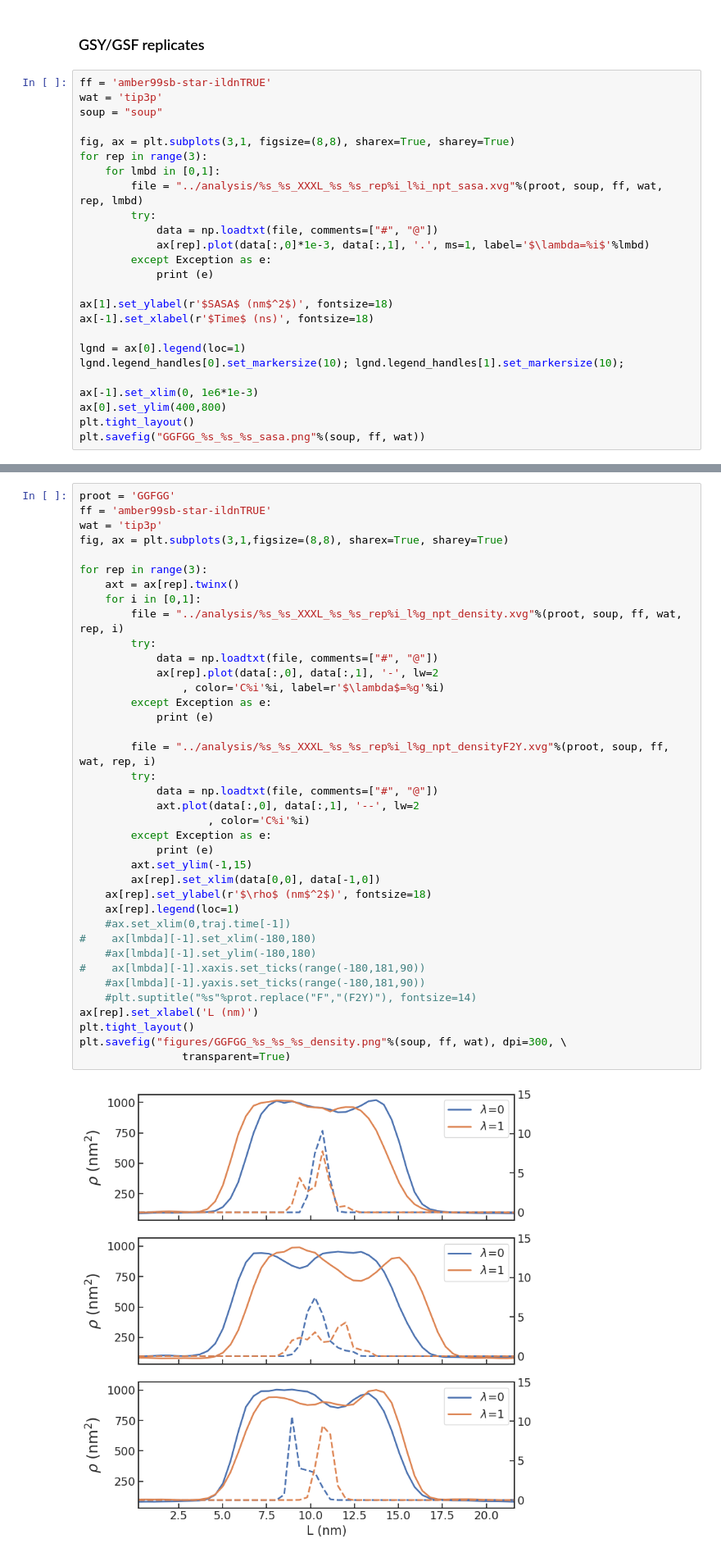
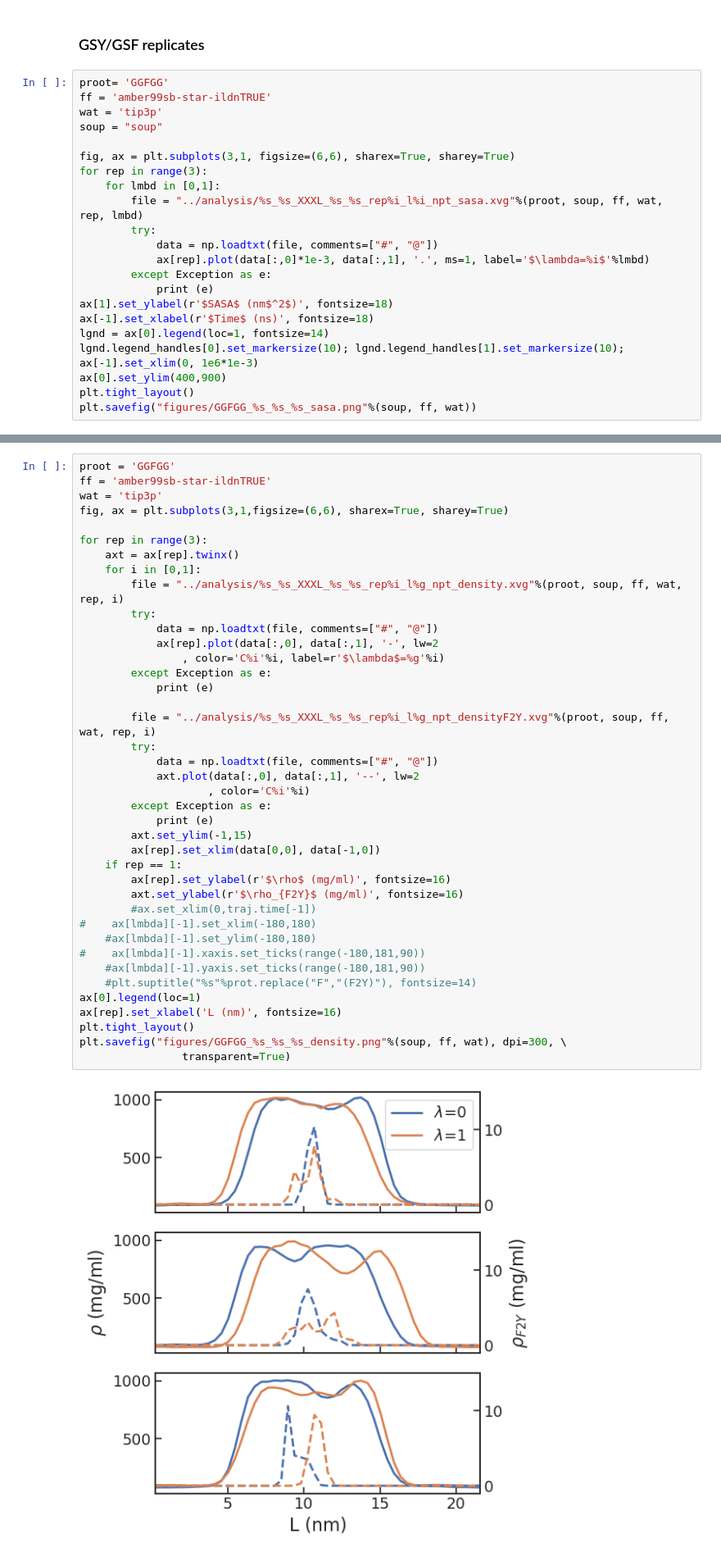
Before and after one commit to BioKT/Stickers, a Jupyter notebook: PHETYR/analysis_dense_revision.ipynb, the cells around one changed output, grey strips where cells are left out. Shown at 82% size. Saved outputs shown, nothing was run; the diff lists cells and outputs as text.

```diff
--- a/PHETYR/analysis_dense_revision.ipynb
+++ b/PHETYR/analysis_dense_revision.ipynb
@@ -16,11 +14,12 @@ import mdtraj as md
 # %% [markdown]
 ### GSY/GSF replicates
 # %%
+proot= 'GGFGG'
 ff = 'amber99sb-star-ildnTRUE'
 wat = 'tip3p'
 soup = "soup"
 
-fig, ax = plt.subplots(3,1, figsize=(8,8), sharex=True, sharey=True)
+fig, ax = plt.subplots(3,1, figsize=(6,6), sharex=True, sharey=True)
 for rep in range(3):
     for lmbd in [0,1]:
         file = "../analysis/%s_%s_XXXL_%s_%s_rep%i_l%i_npt_sasa.xvg"%(proot, soup, ff, wat, rep, lmbd)
@@ -29,15 +28,12 @@ for rep in range(3):
             ax[rep].plot(data[:,0]*1e-3, data[:,1], '.', ms=1, label='$\lambda=%i$'%lmbd)
         except Exception as e:
             print (e)
-
 ax[1].set_ylabel(r'$SASA$ (nm$^2$)', fontsize=18)
 ax[-1].set_xlabel(r'$Time$ (ns)', fontsize=18)
-
-lgnd = ax[0].legend(loc=1)
+lgnd = ax[0].legend(loc=1, fontsize=14)
 lgnd.legend_handles[0].set_markersize(10); lgnd.legend_handles[1].set_markersize(10);
-
 ax[-1].set_xlim(0, 1e6*1e-3)
-ax[0].set_ylim(400,800)
+ax[0].set_ylim(400,900)
 plt.tight_layout()
-plt.savefig("GGFGG_%s_%s_%s_sasa.png"%(soup, ff, wat))
+plt.savefig("figures/GGFGG_%s_%s_%s_sasa.png"%(soup, ff, wat))
 # %% [output]
@@ -46,42 +42,44 @@ plt.savefig("GGFGG_%s_%s_%s_sasa.png"%(soup, ff, wat))
 proot = 'GGFGG'
 ff = 'amber99sb-star-ildnTRUE'
 wat = 'tip3p'
-fig, ax = plt.subplots(3,1,figsize=(8,8), sharex=True, sharey=True)
+fig, ax = plt.subplots(3,1,figsize=(6,6), sharex=True, sharey=True)
 
 for rep in range(3):
     axt = ax[rep].twinx()
     for i in [0,1]:
         file = "../analysis/%s_%s_XXXL_%s_%s_rep%i_l%g_npt_density.xvg"%(proot, soup, ff, wat, rep, i)
         try:
             data = np.loadtxt(file, comments=["#", "@"])
             ax[rep].plot(data[:,0], data[:,1], '-', lw=2
                 , color='C%i'%i, label=r'$\lambda$=%g'%i)
         except Exception as e:
             print (e)
 
         file = "../analysis/%s_%s_XXXL_%s_%s_rep%i_l%g_npt_densityF2Y.xvg"%(proot, soup, ff, wat, rep, i)
         try:
             data = np.loadtxt(file, comments=["#", "@"])
             axt.plot(data[:,0], data[:,1], '--', lw=2
                     , color='C%i'%i)
         except Exception as e:
             print (e)
         axt.set_ylim(-1,15)
         ax[rep].set_xlim(data[0,0], data[-1,0])
-    ax[rep].set_ylabel(r'$\rho$ (nm$^2$)', fontsize=18)
-    ax[rep].legend(loc=1)
-    #ax.set_xlim(0,traj.time[-1])
+    if rep == 1:
+        ax[rep].set_ylabel(r'$\rho$ (mg/ml)', fontsize=16)
+        axt.set_ylabel(r'$\rho_{F2Y}$ (mg/ml)', fontsize=16)
+        #ax.set_xlim(0,traj.time[-1])
 #    ax[lmbda][-1].set_xlim(-180,180)
     #ax[lmbda][-1].set_ylim(-180,180)
 #    ax[lmbda][-1].xaxis.set_ticks(range(-180,181,90))
     #ax[lmbda][-1].yaxis.set_ticks(range(-180,181,90))
     #plt.suptitle("%s"%prot.replace("F","(F2Y)"), fontsize=14)
-ax[rep].set_xlabel('L (nm)')
+ax[0].legend(loc=1)
+ax[rep].set_xlabel('L (nm)', fontsize=16)
 plt.tight_layout()
 plt.savefig("figures/GGFGG_%s_%s_%s_density.png"%(soup, ff, wat), dpi=300, \
                 transparent=True)
 # %% [output]
-[figure, old version]
+[figure, new version]
 # %%
 proot = 'GGFGG'
 ff = 'amber99sb-star-ildnTRUE'
```
Also changed, not shown: parts of 12 cells of this notebook.
